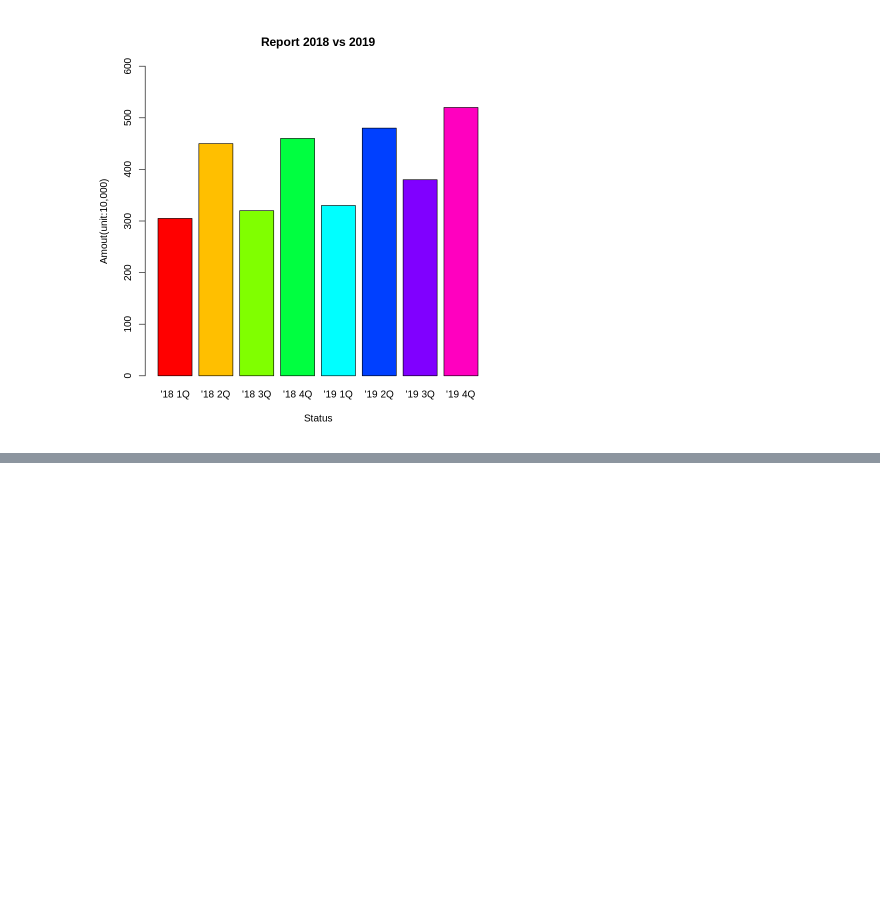
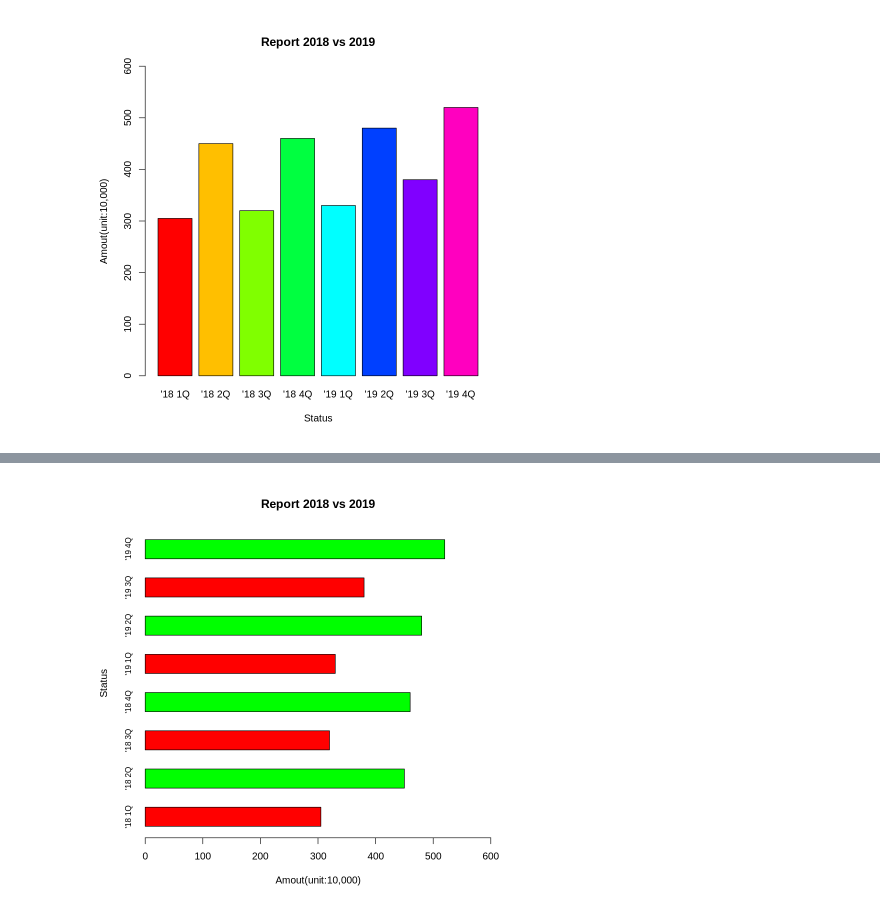
Before and after one commit to gyujin0450/RPRG_PartII, a Jupyter notebook: p140_이산변수시각화.ipynb, the cells around one changed output, grey strips where cells are left out. Saved outputs shown, nothing was run; the diff lists cells and outputs as text; code cells hidden in the pictures; blank space fills up the shorter version.

```diff
--- a/p140_이산변수시각화.ipynb
+++ b/p140_이산변수시각화.ipynb
@@ -39,0 +58,6 @@ barplot(data, ylim = c(0,600), ylab = "Amout(unit:10,000)", xlab = "Status",
+# %%
+# 막대 차트에서 색상 이름을 사용하여 막대의 색상 지정
+barplot(data, xlim = c(0,600), horiz = T, xlab = "Amout(unit:10,000)", ylab = "Status",
+        col = rep(c("red","green"),4), space = 1, cex.names =0.8, main = "Report 2018 vs 2019")
+# %% [output]
+[figure, added]
```
Also changed, not shown: parts of 13 cells of this notebook.
